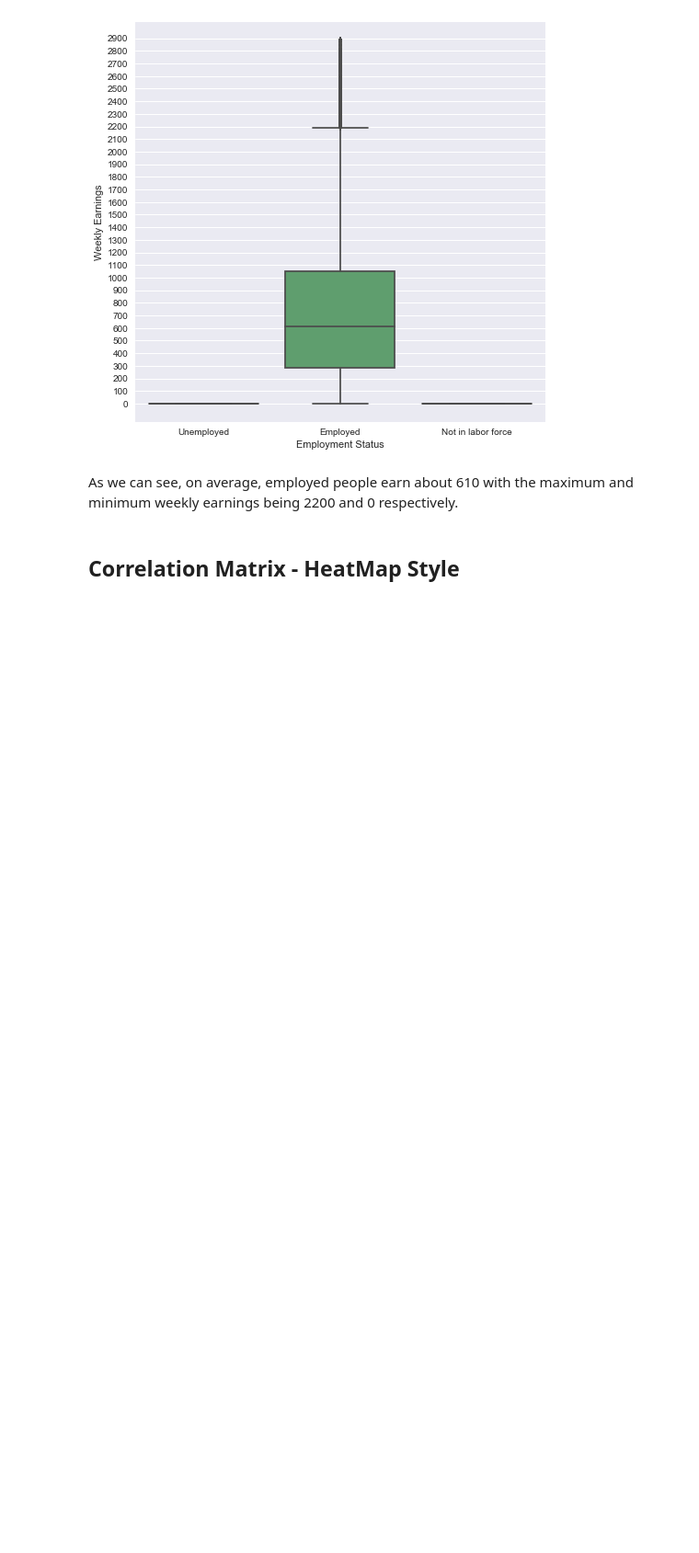
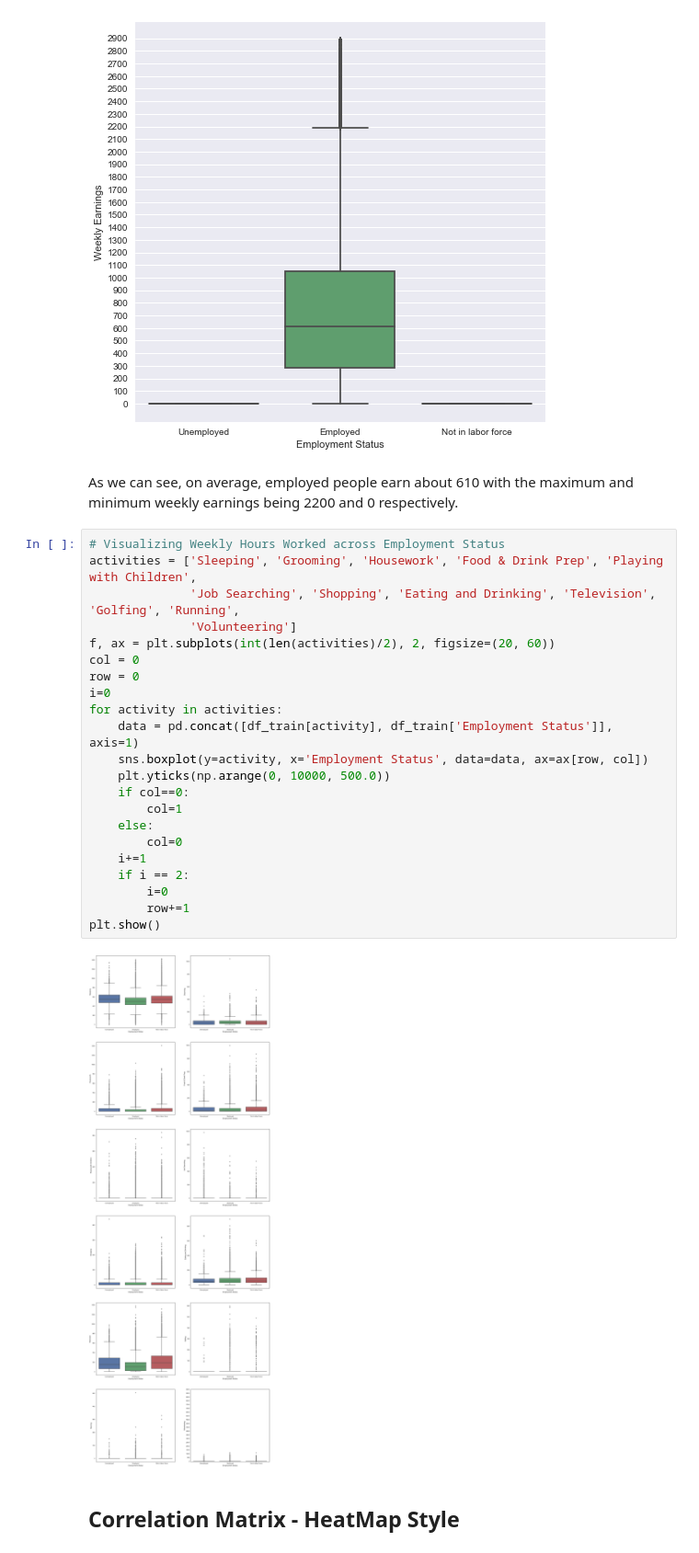
Before and after one commit to PrashantShivajiBhapkar/Analytics-Competition, a Jupyter notebook: Complete_IAS-+Intelligence+Analytics+Challenge+3.0.ipynb, the cells around one changed output. Shown at 92% size. Drawn from its saved outputs; the diff is of its cells as text; blank space fills up the shorter version.

```diff
--- a/Complete_IAS-+Intelligence+Analytics+Challenge+3.0.ipynb
+++ b/Complete_IAS-+Intelligence+Analytics+Challenge+3.0.ipynb
@@ -348,6 +348,30 @@ plt.show()
 [figure]
 # %% [markdown]
 As we can see, on average, employed people earn about 610 with the maximum and minimum weekly earnings being 2200 and 0 respectively.
+# %%
+# Visualizing Weekly Hours Worked across Employment Status
+activities = ['Sleeping', 'Grooming', 'Housework', 'Food & Drink Prep', 'Playing with Children',
+              'Job Searching', 'Shopping', 'Eating and Drinking', 'Television', 'Golfing', 'Running',
+              'Volunteering']
+f, ax = plt.subplots(int(len(activities)/2), 2, figsize=(20, 60))
+col = 0
+row = 0
+i=0
+for activity in activities:
+    data = pd.concat([df_train[activity], df_train['Employment Status']], axis=1)
+    sns.boxplot(y=activity, x='Employment Status', data=data, ax=ax[row, col])
+    plt.yticks(np.arange(0, 10000, 500.0))
+    if col==0:
+        col=1
+    else:
+        col=0
+    i+=1
+    if i == 2:
+        i=0
+        row+=1
+plt.show()
+# %% [output]
+[figure, added]
 # %% [markdown]
 ## Correlation Matrix - HeatMap Style
 # %%
```
Also changed, not shown: 1 other file.
